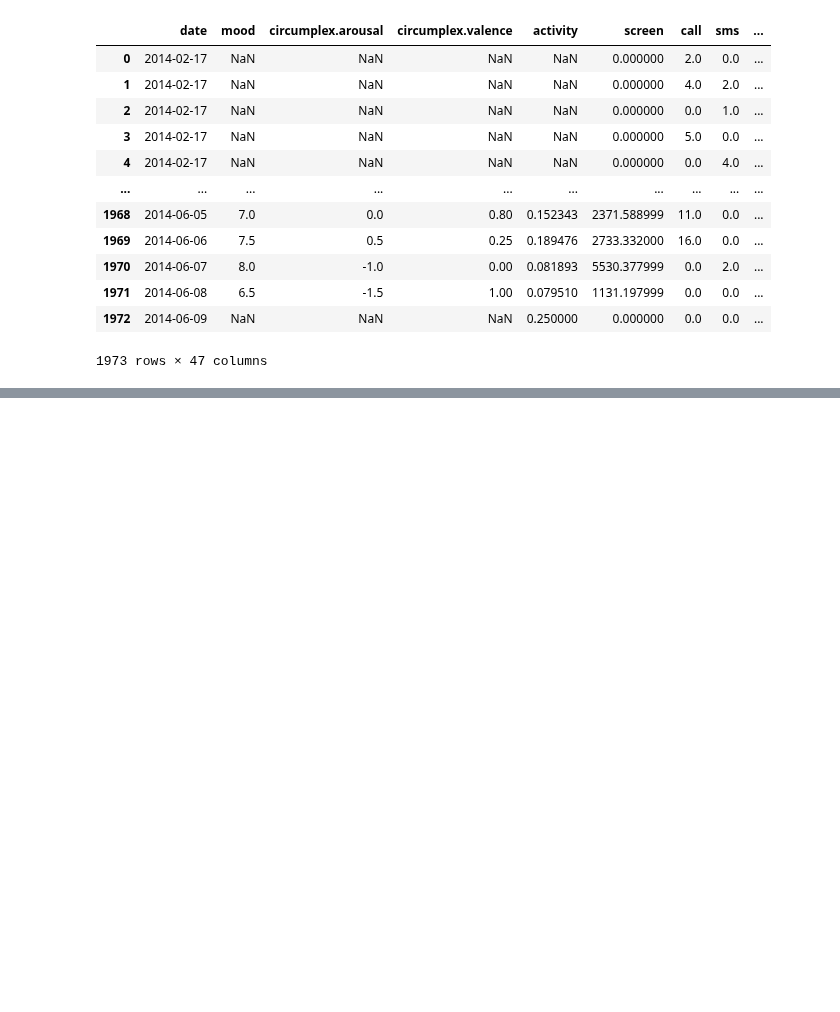
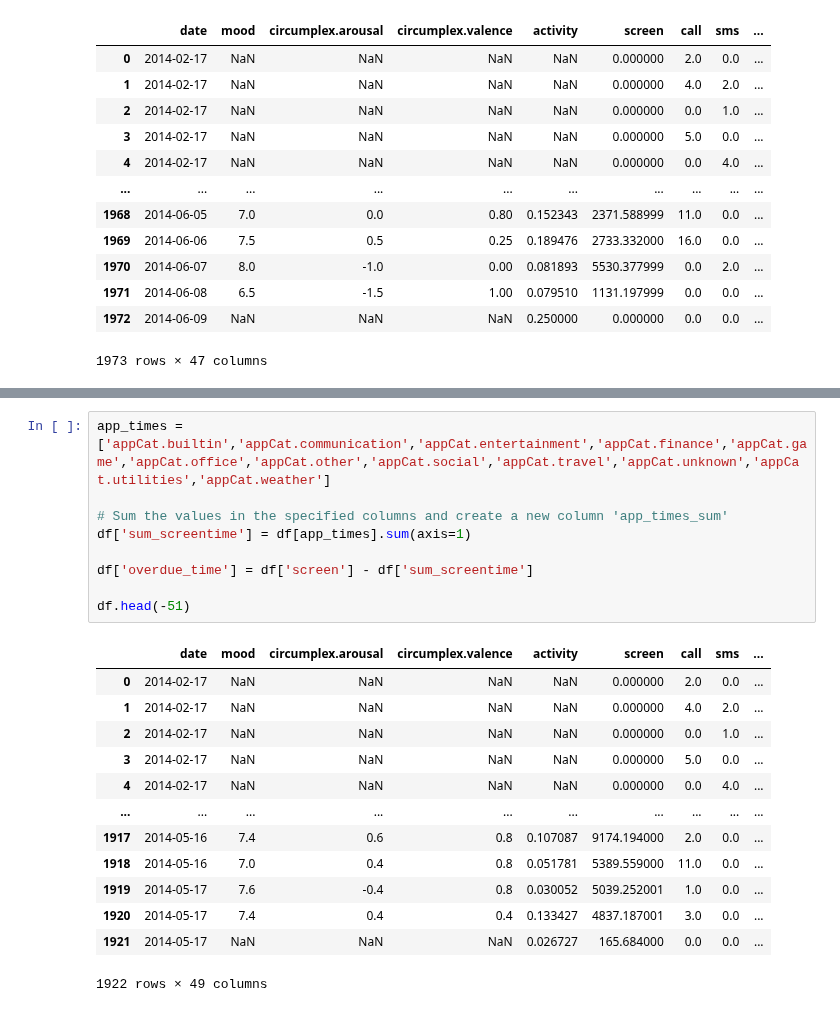
Before and after one commit to QST23/course_dmt, a Jupyter notebook: ass1/Data_cleaning_noah.ipynb, the cells around one changed output, grey strips where cells are left out. Saved outputs shown, nothing was run; the diff lists cells and outputs as text; blank space fills up the shorter version.

```diff
--- a/ass1/Data_cleaning_noah.ipynb
+++ b/ass1/Data_cleaning_noah.ipynb
@@ -51,0 +92,23 @@ df
+# %%
+app_times = ['appCat.builtin','appCat.communication','appCat.entertainment','appCat.finance','appCat.game','appCat.office','appCat.other','appCat.social','appCat.travel','appCat.unknown','appCat.utilities','appCat.weather']
+
+# Sum the values in the specified columns and create a new column 'app_times_sum'
+df['sum_screentime'] = df[app_times].sum(axis=1)
+
+df['overdue_time'] = df['screen'] - df['sum_screentime']
+
+df.head(-51)
+# %% [output]
+|  | date | mood | circumplex.arousal | circumplex.valence | activity | screen | call | sms | ... |
+| 0 | 2014-02-17 | NaN | NaN | NaN | NaN | 0.000000 | 2.0 | 0.0 | ... |
+| 1 | 2014-02-17 | NaN | NaN | NaN | NaN | 0.000000 | 4.0 | 2.0 | ... |
+| 2 | 2014-02-17 | NaN | NaN | NaN | NaN | 0.000000 | 0.0 | 1.0 | ... |
+| 3 | 2014-02-17 | NaN | NaN | NaN | NaN | 0.000000 | 5.0 | 0.0 | ... |
+| 4 | 2014-02-17 | NaN | NaN | NaN | NaN | 0.000000 | 0.0 | 4.0 | ... |
+| ... | ... | ... | ... | ... | ... | ... | ... | ... | ... |
+| 1917 | 2014-05-16 | 7.4 | 0.6 | 0.8 | 0.107087 | 9174.194000 | 2.0 | 0.0 | ... |
+| 1918 | 2014-05-16 | 7.0 | 0.4 | 0.8 | 0.051781 | 5389.559000 | 11.0 | 0.0 | ... |
+| 1919 | 2014-05-17 | 7.6 | -0.4 | 0.8 | 0.030052 | 5039.252001 | 1.0 | 0.0 | ... |
+| 1920 | 2014-05-17 | 7.4 | 0.4 | 0.4 | 0.133427 | 4837.187001 | 3.0 | 0.0 | ... |
+| 1921 | 2014-05-17 | NaN | NaN | NaN | 0.026727 | 165.684000 | 0.0 | 0.0 | ... |
+1922 rows × 49 columns
```
Also changed, not shown: parts of 1 cell of this notebook, 1 other file.
